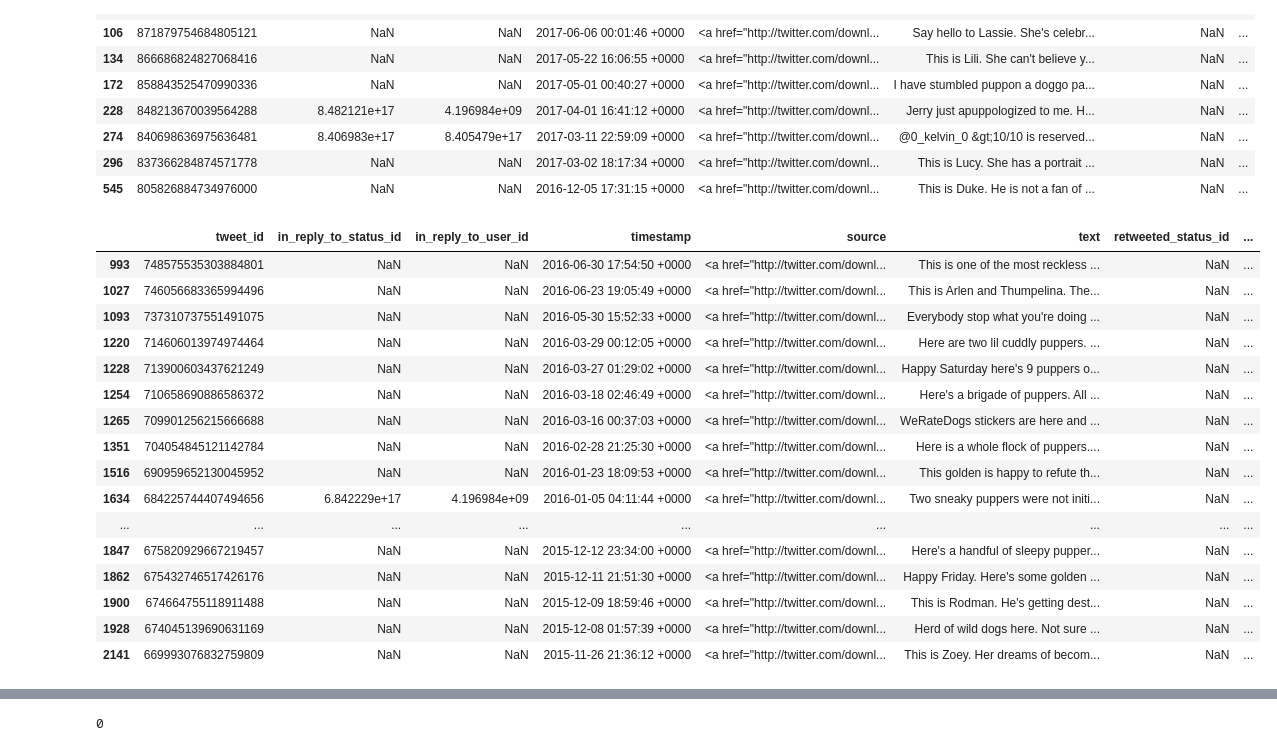
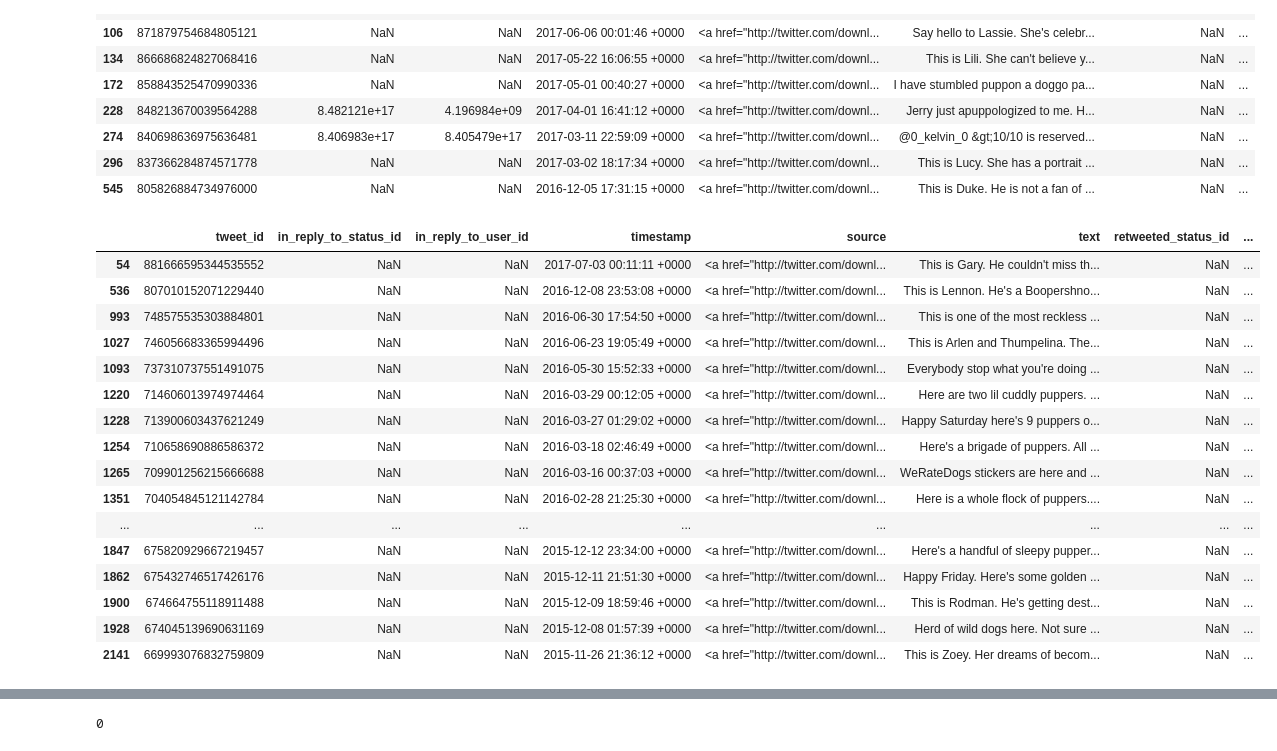
Before and after one commit to cb1118/dataAnalyst, a Jupyter notebook: dataWrangling/project/wrangle_act.ipynb, the cells around one changed output, grey strips where cells are left out. Drawn from its saved outputs; the diff is of its cells as text; code cells hidden in the pictures.

```diff
--- a/dataWrangling/project/wrangle_act.ipynb
+++ b/dataWrangling/project/wrangle_act.ipynb
@@ -216,9 +219,11 @@ tw_arch[tw_arch.text.str.contains('puppo',case = False) & (tw_arch.puppo == "Non
 | 296 | 837366284874571778 | NaN | NaN | 2017-03-02 18:17:34 +0000 | <a href="http://twitter.com/downl... | This is Lucy. She has a portrait ... | NaN | ... |
 | 545 | 805826884734976000 | NaN | NaN | 2016-12-05 17:31:15 +0000 | <a href="http://twitter.com/downl... | This is Duke. He is not a fan of ... | NaN | ... |
 # %%
-tw_arch[tw_arch.text.str.contains('puppers',case = False) & (tw_arch.pupper == "None")]
+tw_arch[tw_arch.text.str.contains('pupper',case = False) & (tw_arch.pupper == "None")]
 # %% [output]
 |  | tweet_id | in_reply_to_status_id | in_reply_to_user_id | timestamp | source | text | retweeted_status_id | ... |
+| 54 | 881666595344535552 | NaN | NaN | 2017-07-03 00:11:11 +0000 | <a href="http://twitter.com/downl... | This is Gary. He couldn't miss th... | NaN | ... |
+| 536 | 807010152071229440 | NaN | NaN | 2016-12-08 23:53:08 +0000 | <a href="http://twitter.com/downl... | This is Lennon. He's a Boopershno... | NaN | ... |
 | 993 | 748575535303884801 | NaN | NaN | 2016-06-30 17:54:50 +0000 | <a href="http://twitter.com/downl... | This is one of the most reckless ... | NaN | ... |
 | 1027 | 746056683365994496 | NaN | NaN | 2016-06-23 19:05:49 +0000 | <a href="http://twitter.com/downl... | This is Arlen and Thumpelina. The... | NaN | ... |
 | 1093 | 737310737551491075 | NaN | NaN | 2016-05-30 15:52:33 +0000 | <a href="http://twitter.com/downl... | Everybody stop what you're doing ... | NaN | ... |
@@ -227,8 +232,6 @@ tw_arch[tw_arch.text.str.contains('puppers',case = False) & (tw_arch.pupper == "
 | 1254 | 710658690886586372 | NaN | NaN | 2016-03-18 02:46:49 +0000 | <a href="http://twitter.com/downl... | Here's a brigade of puppers. All ... | NaN | ... |
 | 1265 | 709901256215666688 | NaN | NaN | 2016-03-16 00:37:03 +0000 | <a href="http://twitter.com/downl... | WeRateDogs stickers are here and ... | NaN | ... |
 | 1351 | 704054845121142784 | NaN | NaN | 2016-02-28 21:25:30 +0000 | <a href="http://twitter.com/downl... | Here is a whole flock of puppers.... | NaN | ... |
-| 1516 | 690959652130045952 | NaN | NaN | 2016-01-23 18:09:53 +0000 | <a href="http://twitter.com/downl... | This golden is happy to refute th... | NaN | ... |
-| 1634 | 684225744407494656 | 6.842229e+17 | 4.196984e+09 | 2016-01-05 04:11:44 +0000 | <a href="http://twitter.com/downl... | Two sneaky puppers were not initi... | NaN | ... |
 | ... | ... | ... | ... | ... | ... | ... | ... | ... |
 | 1847 | 675820929667219457 | NaN | NaN | 2015-12-12 23:34:00 +0000 | <a href="http://twitter.com/downl... | Here's a handful of sleepy pupper... | NaN | ... |
 | 1862 | 675432746517426176 | NaN | NaN | 2015-12-11 21:51:30 +0000 | <a href="http://twitter.com/downl... | Happy Friday. Here's some golden ... | NaN | ... |
```
Also changed, not shown: parts of 58 cells of this notebook, 1 other file.
